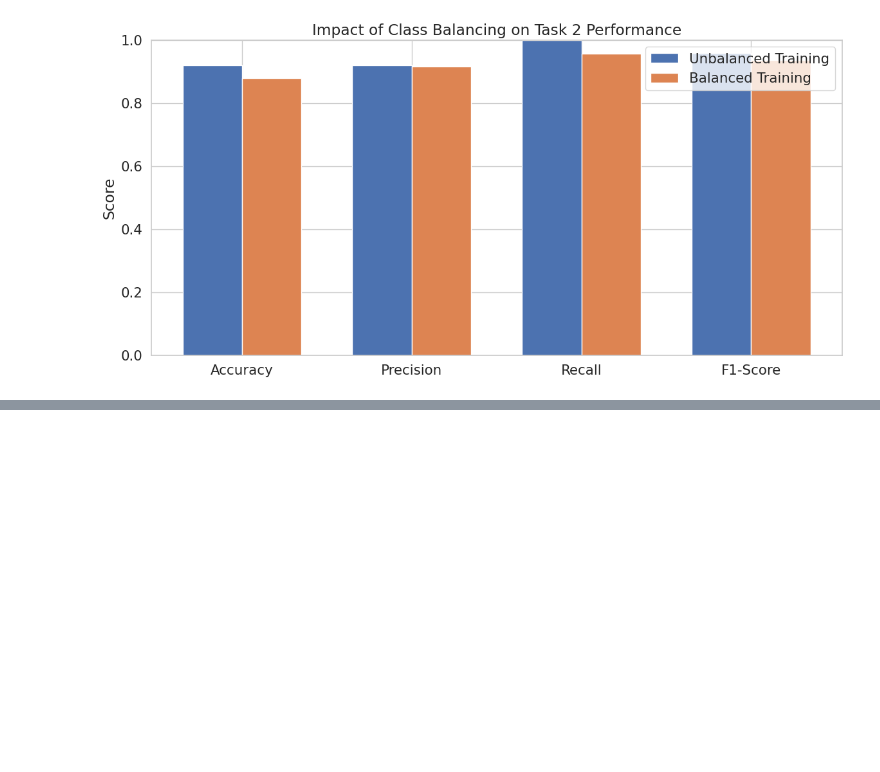
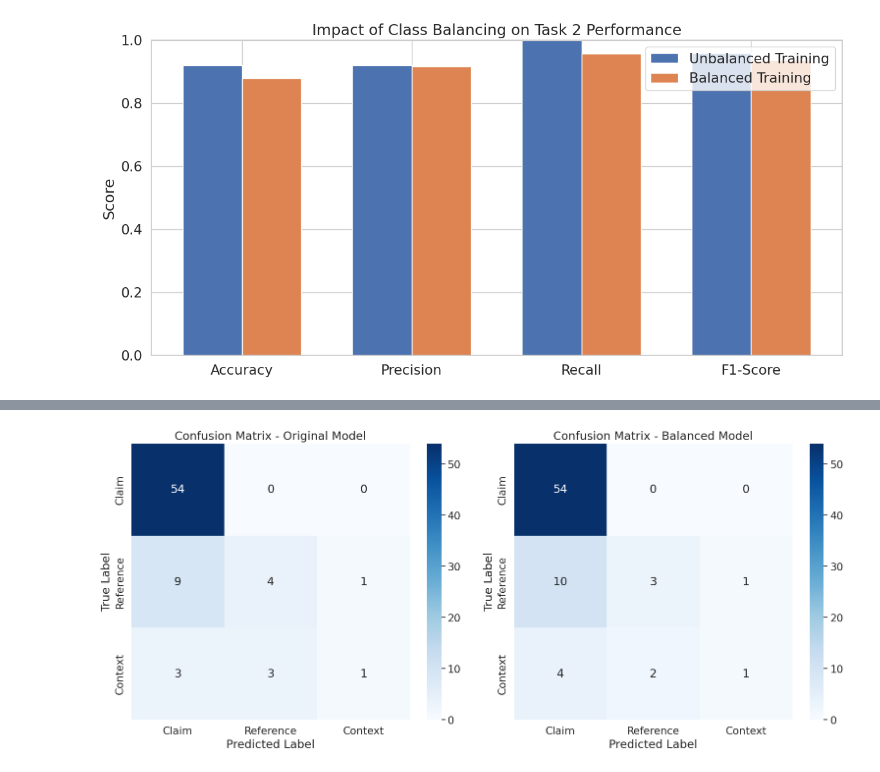
Before and after one commit to DrHurel/projet-ml, a Jupyter notebook: basic-training.ipynb, the cells around one changed output, grey strips where cells are left out. Saved outputs shown, nothing was run; the diff lists cells and outputs as text; code cells hidden in the pictures; blank space fills up the shorter version.

```diff
--- a/basic-training.ipynb
+++ b/basic-training.ipynb
@@ -2201,0 +2628,28 @@ weighted avg       0.85      0.88      0.86        75
+# %%
+# Visualize confusion matrices for balanced vs unbalanced
+plt.figure(figsize=(16, 7))
+
+# Original model confusion matrix
+plt.subplot(1, 2, 1)
+cm_orig = confusion_matrix(y_test_task3, y_pred_task3)
+sns.heatmap(cm_orig, annot=True, fmt='d', cmap='Blues',
+            xticklabels=['Claim', 'Reference', 'Context'],
+            yticklabels=['Claim', 'Reference', 'Context'])
+plt.title('Confusion Matrix - Original Model')
+plt.ylabel('True Label')
+plt.xlabel('Predicted Label')
+
+# Balanced model confusion matrix
+plt.subplot(1, 2, 2)
+cm_balanced = confusion_matrix(y_test_task3, y_pred_balanced)
+sns.heatmap(cm_balanced, annot=True, fmt='d', cmap='Blues',
+            xticklabels=['Claim', 'Reference', 'Context'],
+            yticklabels=['Claim', 'Reference', 'Context'])
+plt.title('Confusion Matrix - Balanced Model')
+plt.ylabel('True Label')
+plt.xlabel('Predicted Label')
+
+plt.tight_layout()
+plt.show()
+# %% [output]
+[figure, added]
```
Also changed, not shown: parts of 5 cells of this notebook.
